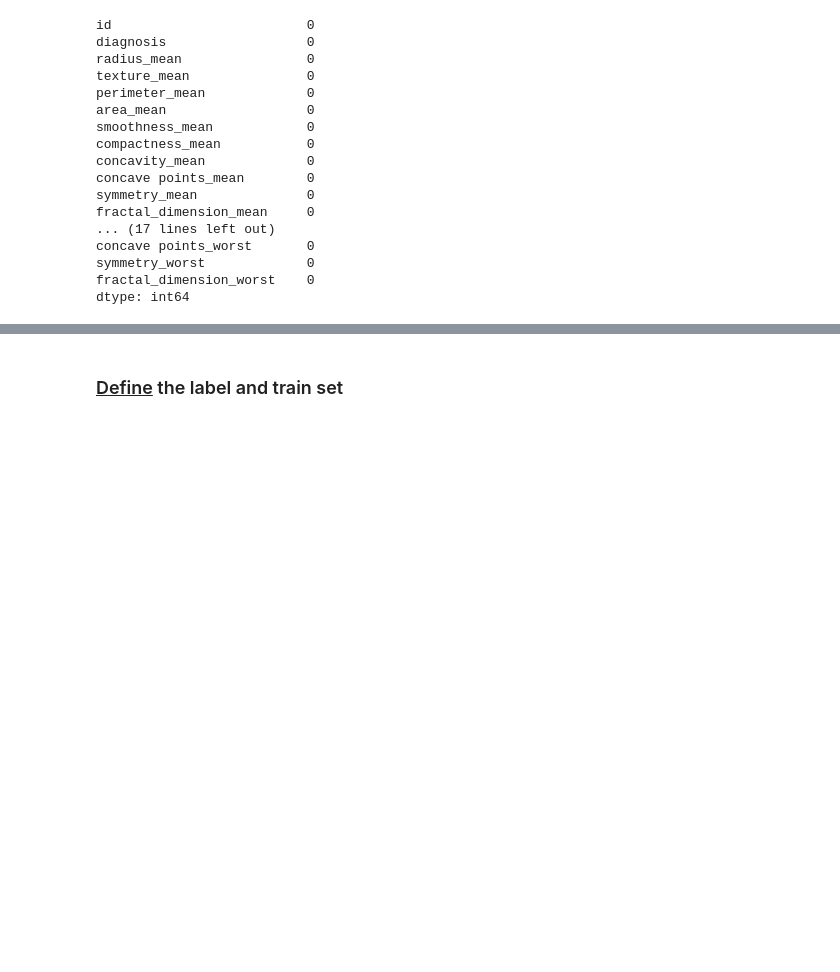
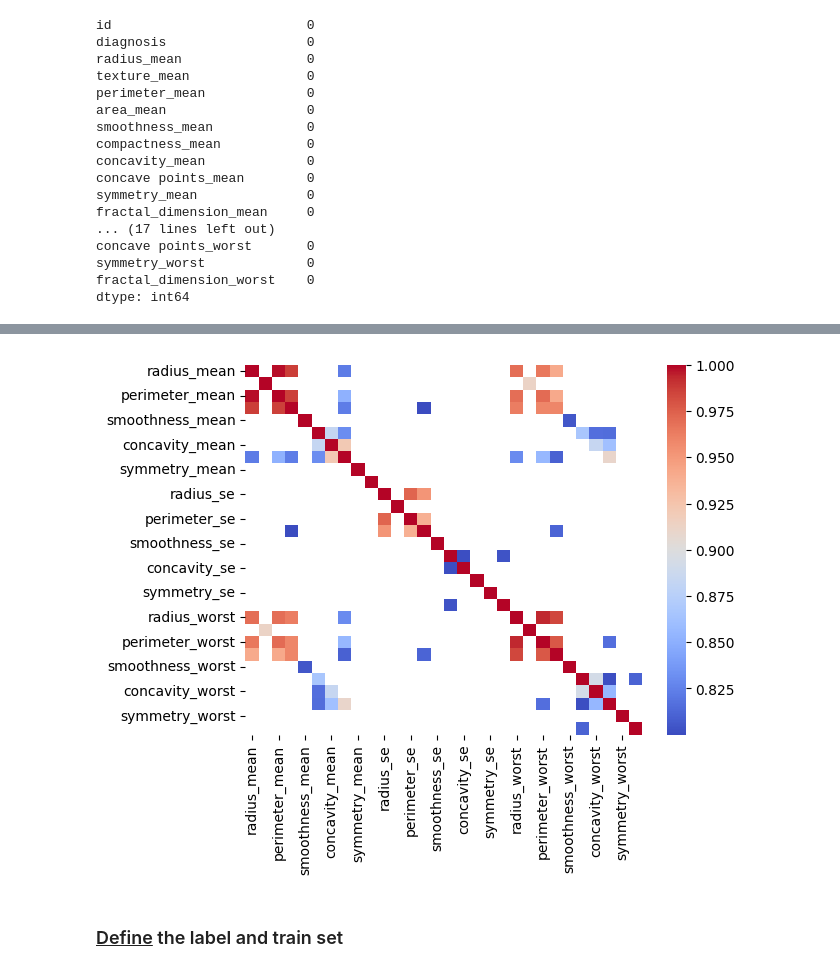
Before and after one commit to thatbeer/Mini-DS-project, a Jupyter notebook: index.ipynb, the cells around one changed output, grey strips where cells are left out. Saved outputs shown, nothing was run; the diff lists cells and outputs as text; code cells hidden in the pictures; blank space fills up the shorter version.

```diff
--- a/index.ipynb
+++ b/index.ipynb
@@ -60,3 +106,15 @@ dtype: int64
+# %%
+corr = X.corr()
+corr_5 = corr[corr > 0.8]
+corr_matrix_high = corr_5.dropna(how='all').dropna(axis=1, how='all')
+
+# Create a heatmap of the high correlation coefficients
+sns.heatmap(corr_matrix_high, cmap='coolwarm')
+
+# Display the plot
+plt.show()
+# %% [output]
+[figure, added]
 # %% [markdown]
 ### <u>Define</u> the label and train set
 # %%
```
Also changed, not shown: parts of 14 cells of this notebook, 1 other file.
